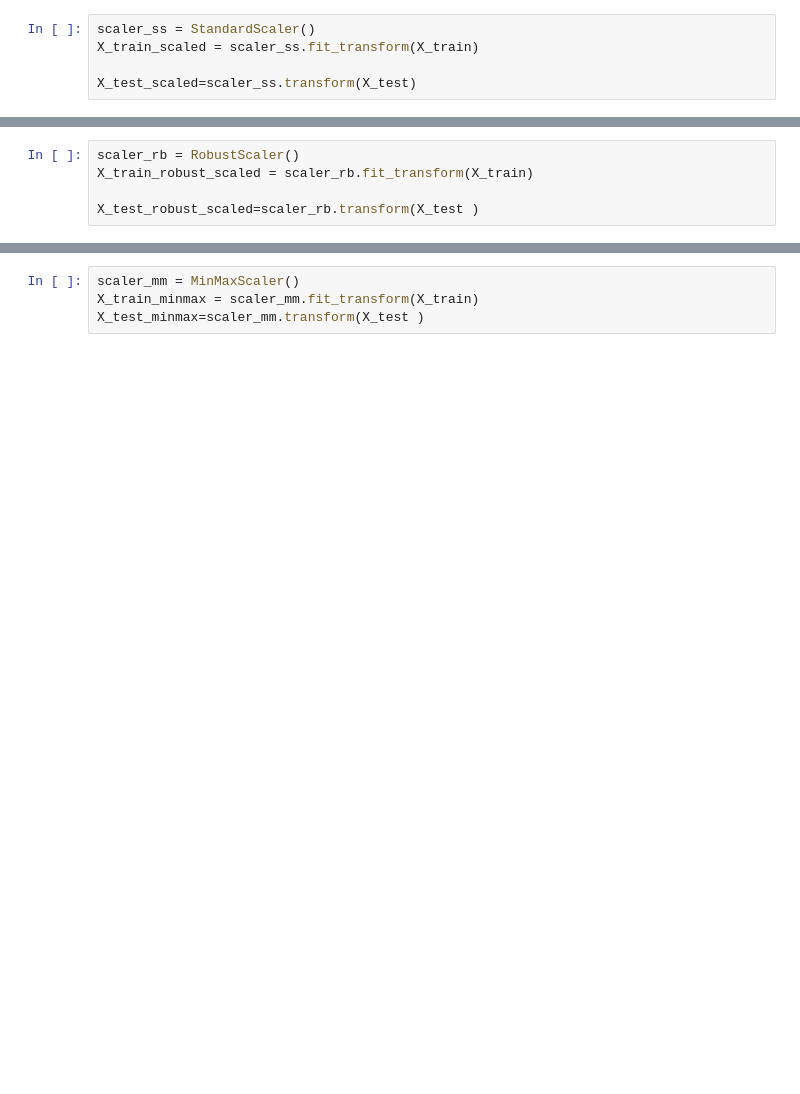
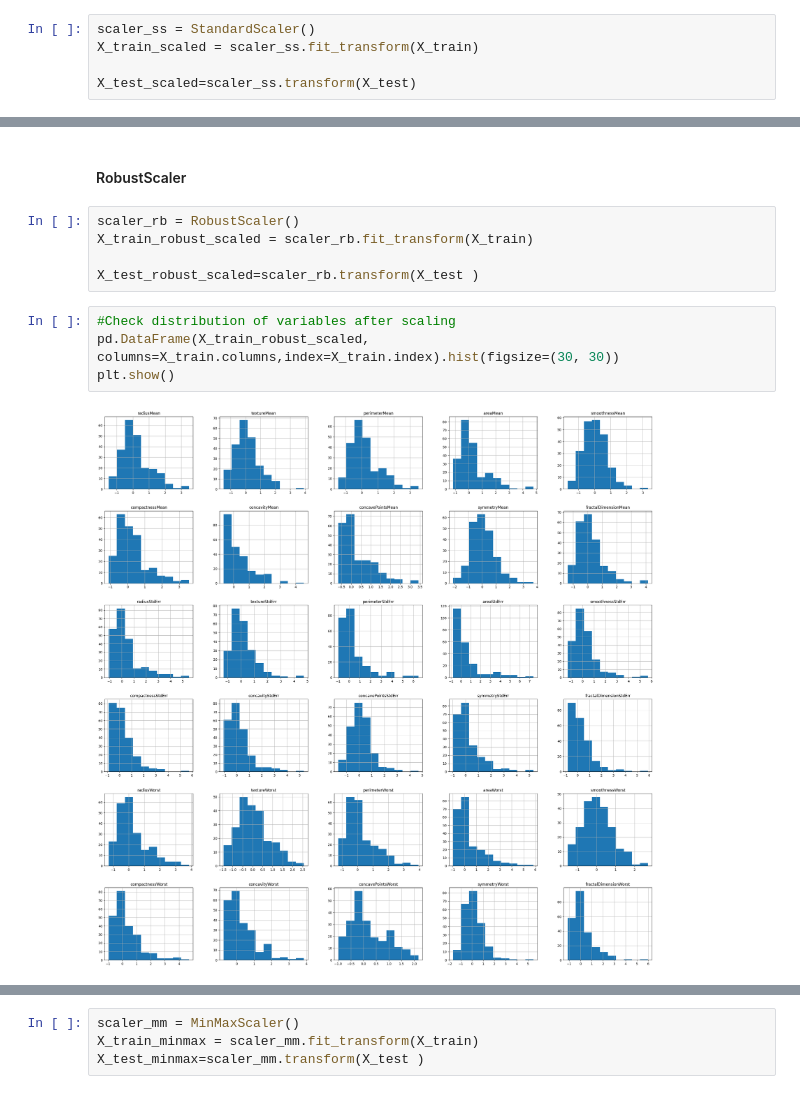
Before and after one commit to lebe1/MachineLearningCourse, a Jupyter notebook: Exercise1/explore_breast_cancer.ipynb, the cells around one changed output, grey strips where cells are left out. Saved outputs shown, nothing was run; the diff lists cells and outputs as text; blank space fills up the shorter version.

```diff
--- a/Exercise1/explore_breast_cancer.ipynb
+++ b/Exercise1/explore_breast_cancer.ipynb
@@ -446,8 +485,16 @@ Accuracy: 0.9825
+# %% [markdown]
+#### RobustScaler
 # %%
 scaler_rb = RobustScaler()
 X_train_robust_scaled = scaler_rb.fit_transform(X_train)
 
 X_test_robust_scaled=scaler_rb.transform(X_test )
+# %%
+#Check distribution of variables after scaling
+pd.DataFrame(X_train_robust_scaled, columns=X_train.columns,index=X_train.index).hist(figsize=(30, 30))
+plt.show()
+# %% [output]
+[figure, added]
 # %%
 model_rs_rf = RandomForestClassifier(random_state=RANDOM_SEED)
 
```
Also changed, not shown: parts of 55 cells of this notebook, 1 other file.
